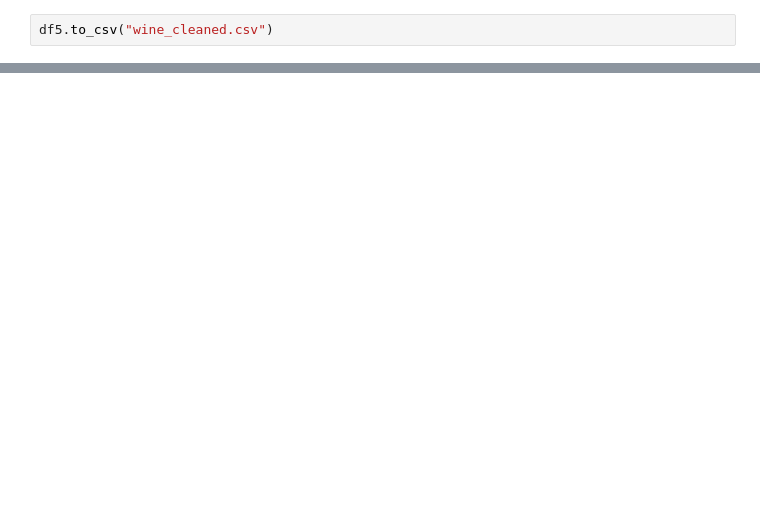
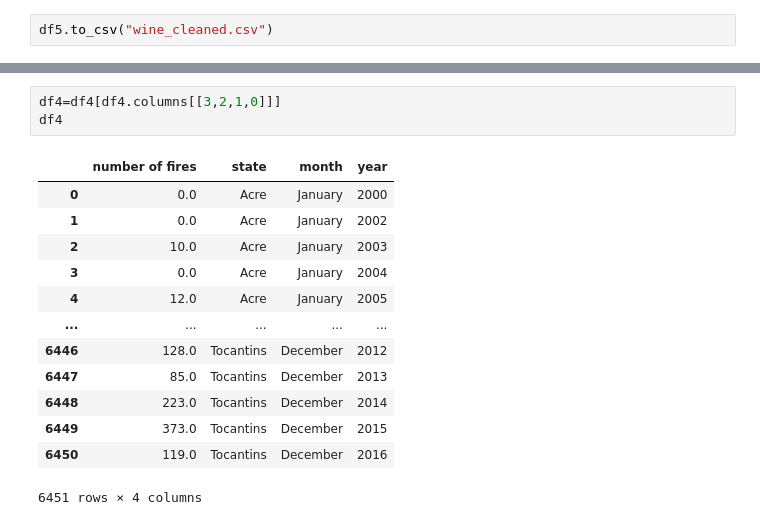
Before and after one commit to dpkasahu/numpy, a Jupyter notebook: Data_Cleaning.ipynb, the cells around one changed output, grey strips where cells are left out. Drawn from its saved outputs; the diff is of its cells as text; blank space fills up the shorter version.

```diff
--- a/Data_Cleaning.ipynb
+++ b/Data_Cleaning.ipynb
@@ -746,0 +658,17 @@ df5.to_csv("wine_cleaned.csv")
+# %%
+df4=df4[df4.columns[[3,2,1,0]]]
+df4
+# %% [output]
+|  | number of fires | state | month | year |
+| 0 | 0.0 | Acre | January | 2000 |
+| 1 | 0.0 | Acre | January | 2002 |
+| 2 | 10.0 | Acre | January | 2003 |
+| 3 | 0.0 | Acre | January | 2004 |
+| 4 | 12.0 | Acre | January | 2005 |
+| ... | ... | ... | ... | ... |
+| 6446 | 128.0 | Tocantins | December | 2012 |
+| 6447 | 85.0 | Tocantins | December | 2013 |
+| 6448 | 223.0 | Tocantins | December | 2014 |
+| 6449 | 373.0 | Tocantins | December | 2015 |
+| 6450 | 119.0 | Tocantins | December | 2016 |
+6451 rows × 4 columns
```
Also changed, not shown: parts of 14 cells of this notebook.
